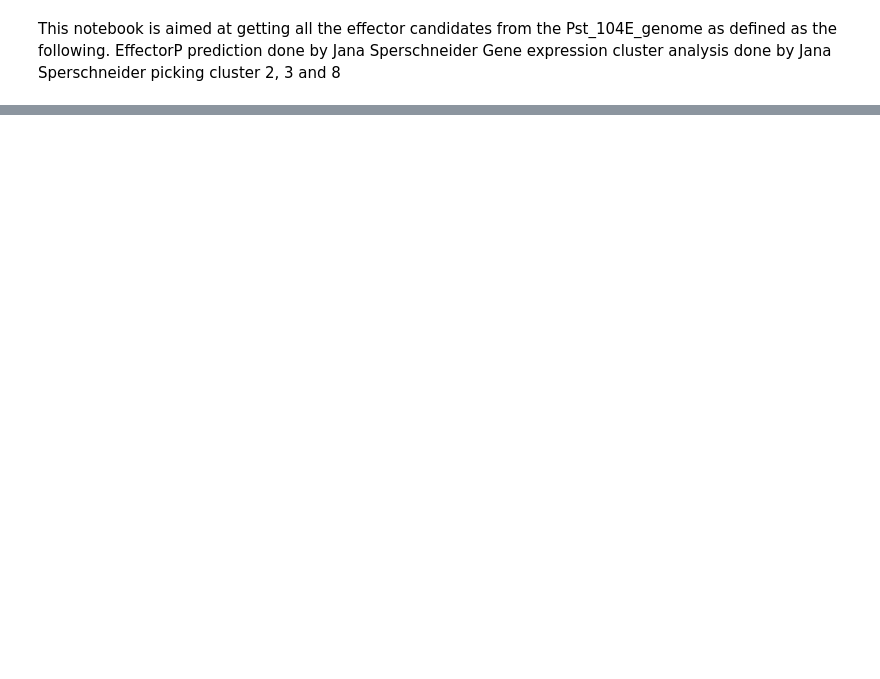
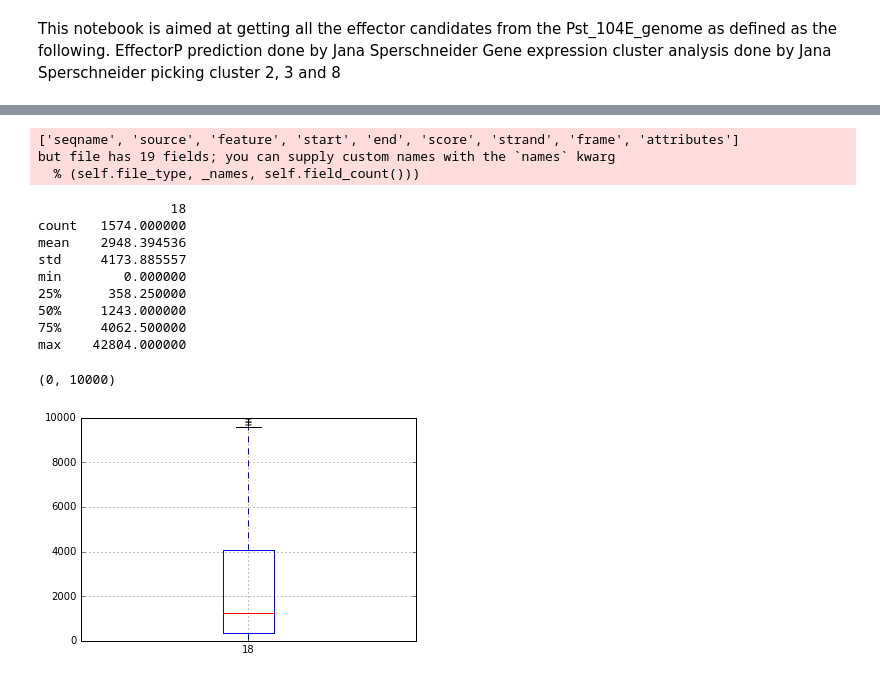
Before and after one commit to BenjaminSchwessinger/Pst_104E_analysis, a Jupyter notebook: Pst_104E_v12_effectors.ipynb, the cells around one changed output, grey strips where cells are left out. Saved outputs shown, nothing was run; the diff lists cells and outputs as text; code cells hidden in the pictures; blank space fills up the shorter version.

```diff
--- a/Pst_104E_v12_effectors.ipynb
+++ b/Pst_104E_v12_effectors.ipynb
@@ -66,3 +100,9 @@ h_gff_file = [os.path.join(GFF_FOLDER, x) for x in os.listdir(GFF_FOLDER)\
+# %%
+#get repeat gff files
+p_repeat_superfamily_gff_fn = [os.path.join(OUT_FOLDER, x) for x in os.listdir(OUT_FOLDER)\
+                 if x.startswith(genome+'p_ctg') and x.endswith('REPET.sorted.superfamily.gff') ][0]
+h_repeat_superfamily_gff_fn  = [os.path.join(OUT_FOLDER, x) for x in os.listdir(OUT_FOLDER)\
+                 if x.startswith(genome+'h_ctg') and x.endswith('REPET.sorted.superfamily.gff') ][0]
 # %%
 #gff header
 gff_header = ['seqid', 'source', 'type', 'start', 'end', 'score', 'strand', 'phase', 'attributes']
@@ -131,0 +237,21 @@ h_gff_df[(h_gff_df.type == 'gene') & (h_gff_df.ID.str.replace('TU', 'model').isi
+# %%
+#get the distances
+p_effector_bed = BedTool(p_effector_gff_fn)
+p_noeffector_bed = BedTool(p_noeffector_gff_fn)
+p_busco_bed = BedTool(p_busco_gff_fn)
+p_repeats_bed = BedTool(p_repeat_superfamily_gff_fn)
+
+p_closest_rep_to_eff = p_effector_bed.closest(p_repeats_bed, d=True)
+
+p_closest_rep_to_eff_df = p_closest_rep_to_eff.to_dataframe()
+
+tmp_REPET = pd.read_csv(p_repeat_superfamily_gff_fn, header=None, sep='\t', names=gff_header)
+tmp_REPET['distance'] = tmp_REPET.end - tmp_REPET.start
+tmp_fn = p_repeat_superfamily_gff_fn.replace('superfamily', 'tmpsuperfamily')
+tmp_REPET[tmp_REPET.distance > 400].loc[:,gff_header].to_csv(tmp_fn, header=None, sep='\t', index=None)
+
+p_repeats_bed = BedTool(tmp_fn)
+# %% [output]
+['seqname', 'source', 'feature', 'start', 'end', 'score', 'strand', 'frame', 'attributes']
+but file has 19 fields; you can supply custom names with the `names` kwarg
+  % (self.file_type, _names, self.field_count()))
@@ -131,0 +264,16 @@ h_gff_df[(h_gff_df.type == 'gene') & (h_gff_df.ID.str.replace('TU', 'model').isi
+# %%
+print(p_effector_bed.closest(p_repeats_bed,d=True,t='last').to_dataframe().iloc[:,18:20].describe())
+p_effector_bed.closest(p_repeats_bed, d=True, t='last').to_dataframe().boxplot(column=18)
+plt.ylim(0, 10000)
+# %% [output]
+                 18
+count   1574.000000
+mean    2948.394536
+std     4173.885557
+min        0.000000
+25%      358.250000
+50%     1243.000000
+75%     4062.500000
+max    42804.000000
+(0, 10000)
+[figure, added]
```
Also changed, not shown: parts of 89 cells of this notebook, 1 other file.
